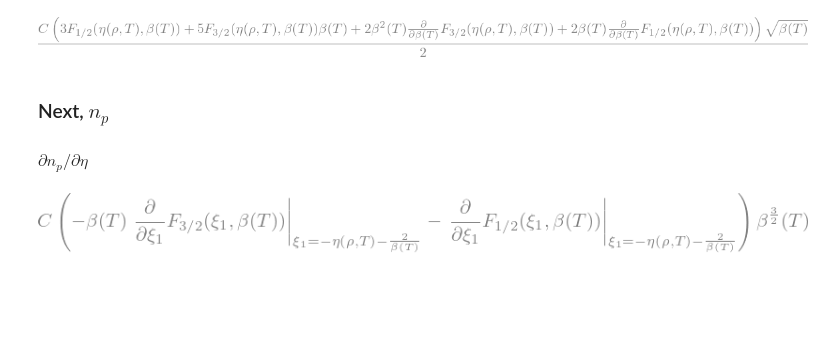
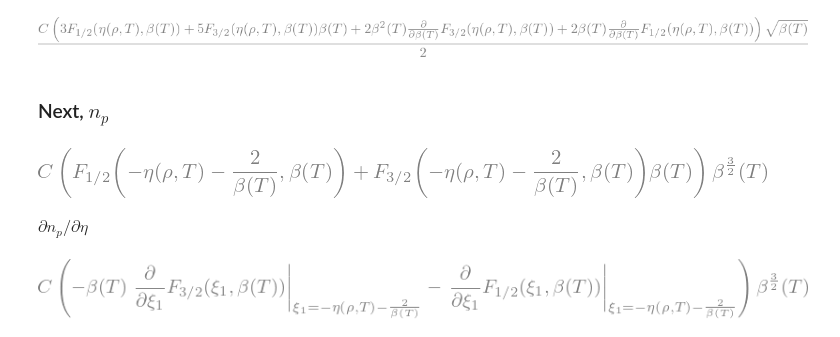
Before and after one commit to zingale/electron_positron_cxx, a Jupyter notebook: degenerate_derivatives.ipynb, the cells around one changed output. Cells and saved outputs as stored; diff of their text form; code cells hidden in the pictures; blank space fills up the shorter version.

```diff
--- a/degenerate_derivatives.ipynb
+++ b/degenerate_derivatives.ipynb
@@ -180,5 +192,8 @@ F52_tilde_expr = F52_func.subs({eta_sym: eta_tilde_expr, beta_sym: beta})
 # %%
 n_p_full = C * beta**Rational(3,2) * (F12_tilde_expr + beta * F32_tilde_expr)
+n_p_full
+# %% [output]
+[figure, added]
 # %% [markdown]
 $\partial n_p /\partial \eta$
 # %%
```
Also changed, not shown: parts of 70 cells of this notebook, 3 other files.
